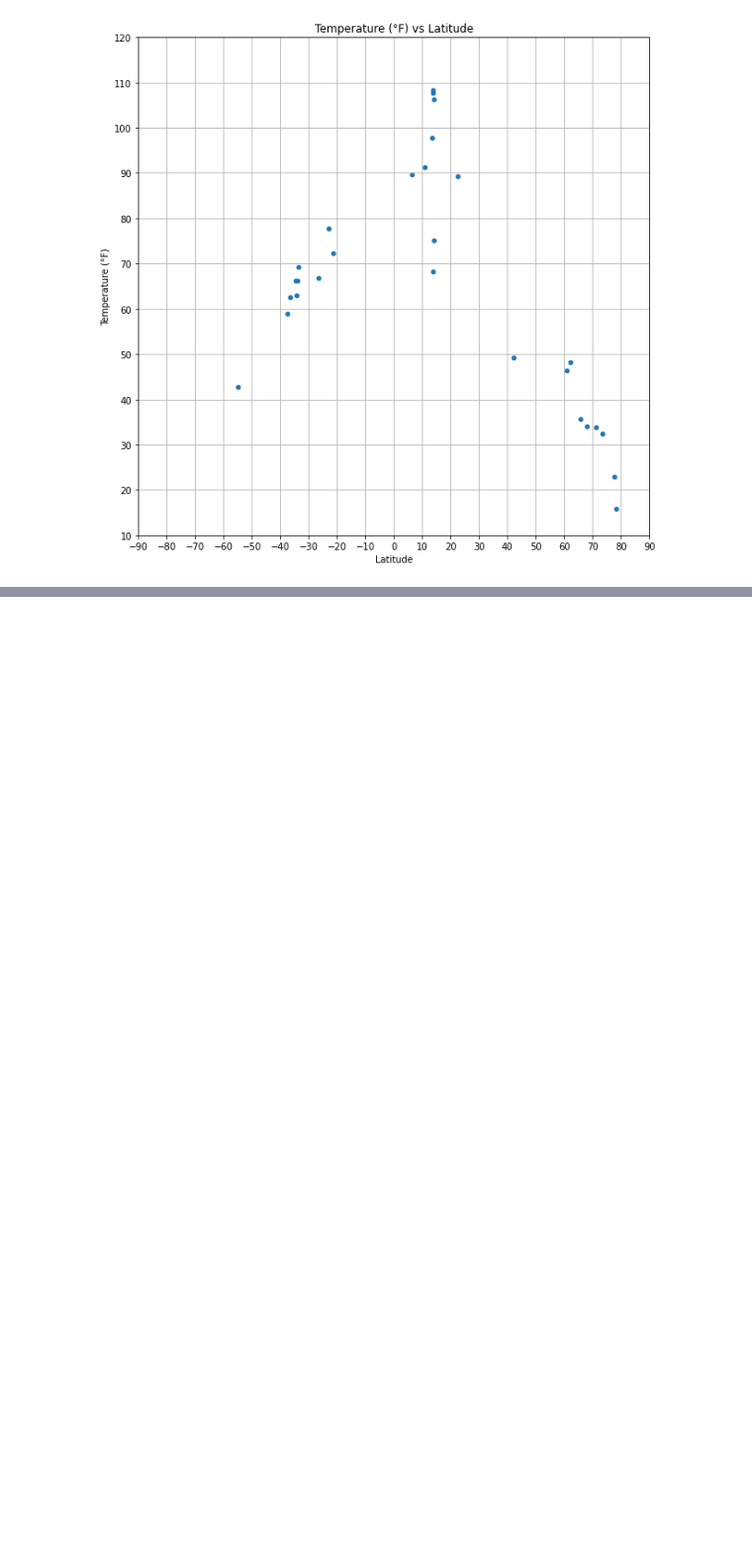
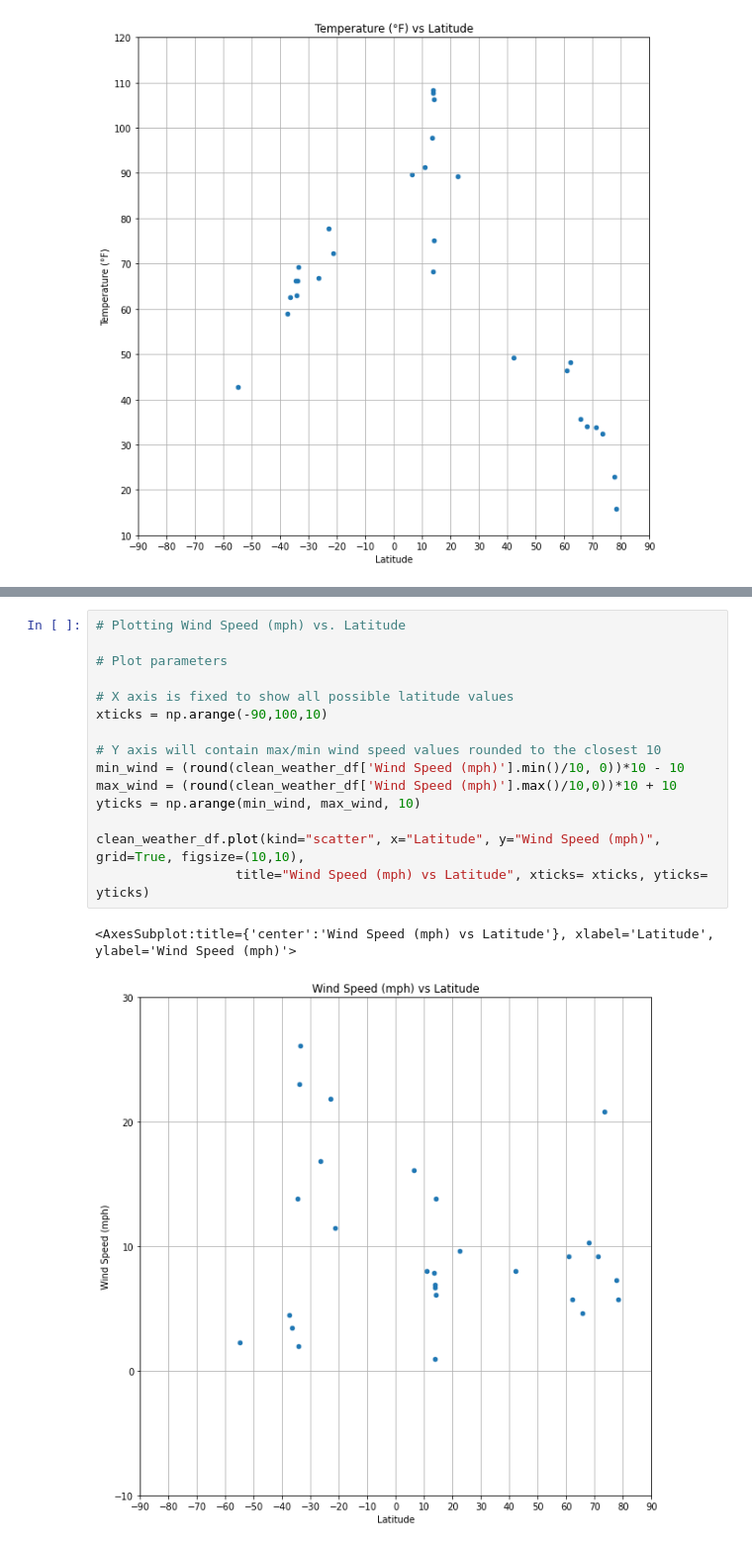
Before and after one commit to JuanjoFernandez/python-api-challenge, a Jupyter notebook: WeatherPy/WeatherPy.ipynb, the cells around one changed output, grey strips where cells are left out. Shown at 99% size. Cells and saved outputs as stored; diff of their text form; blank space fills up the shorter version.

```diff
--- a/WeatherPy/WeatherPy.ipynb
+++ b/WeatherPy/WeatherPy.ipynb
@@ -165,0 +198,18 @@ clean_weather_df.plot(kind="scatter", x="Latitude", y="Temperature (°F)", grid=
+# %%
+# Plotting Wind Speed (mph) vs. Latitude
+
+# Plot parameters
+
+# X axis is fixed to show all possible latitude values
+xticks = np.arange(-90,100,10)
+
+# Y axis will contain max/min wind speed values rounded to the closest 10
+min_wind = (round(clean_weather_df['Wind Speed (mph)'].min()/10, 0))*10 - 10
+max_wind = (round(clean_weather_df['Wind Speed (mph)'].max()/10,0))*10 + 10
+yticks = np.arange(min_wind, max_wind, 10)
+
+clean_weather_df.plot(kind="scatter", x="Latitude", y="Wind Speed (mph)", grid=True, figsize=(10,10),
+                  title="Wind Speed (mph) vs Latitude", xticks= xticks, yticks= yticks)
+# %% [output]
+<AxesSubplot:title={'center':'Wind Speed (mph) vs Latitude'}, xlabel='Latitude', ylabel='Wind Speed (mph)'>
+[figure, added]
```
Also changed, not shown: parts of 2 cells of this notebook, 1 other file.
